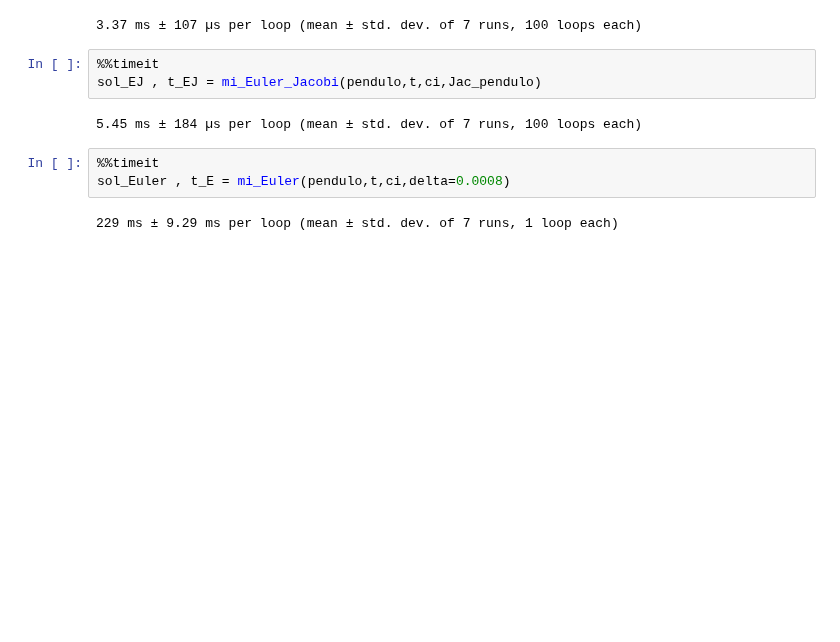
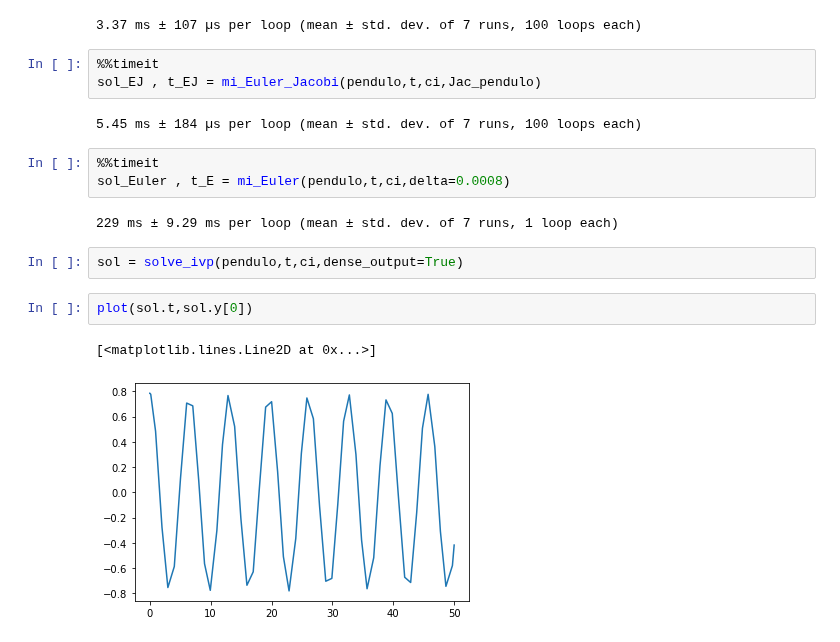
Before and after one commit to richmf/Fisica-Computacional-clases, a Jupyter notebook: EDO4.ipynb, the cells around one changed output. Saved outputs shown, nothing was run; the diff lists cells and outputs as text; blank space fills up the shorter version.

```diff
--- a/EDO4.ipynb
+++ b/EDO4.ipynb
@@ -114,3 +115,10 @@ sol_EJ , t_EJ = mi_Euler_Jacobi(pendulo,t,ci,Jac_pendulo)
 sol_Euler , t_E = mi_Euler(pendulo,t,ci,delta=0.0008)
 # %% [output]
 229 ms ± 9.29 ms per loop (mean ± std. dev. of 7 runs, 1 loop each)
+# %%
+sol = solve_ivp(pendulo,t,ci,dense_output=True)
+# %%
+plot(sol.t,sol.y[0])
+# %% [output]
+[<matplotlib.lines.Line2D at 0x...>]
+[figure, added]
```
Also changed, not shown: parts of 2 cells of this notebook.
